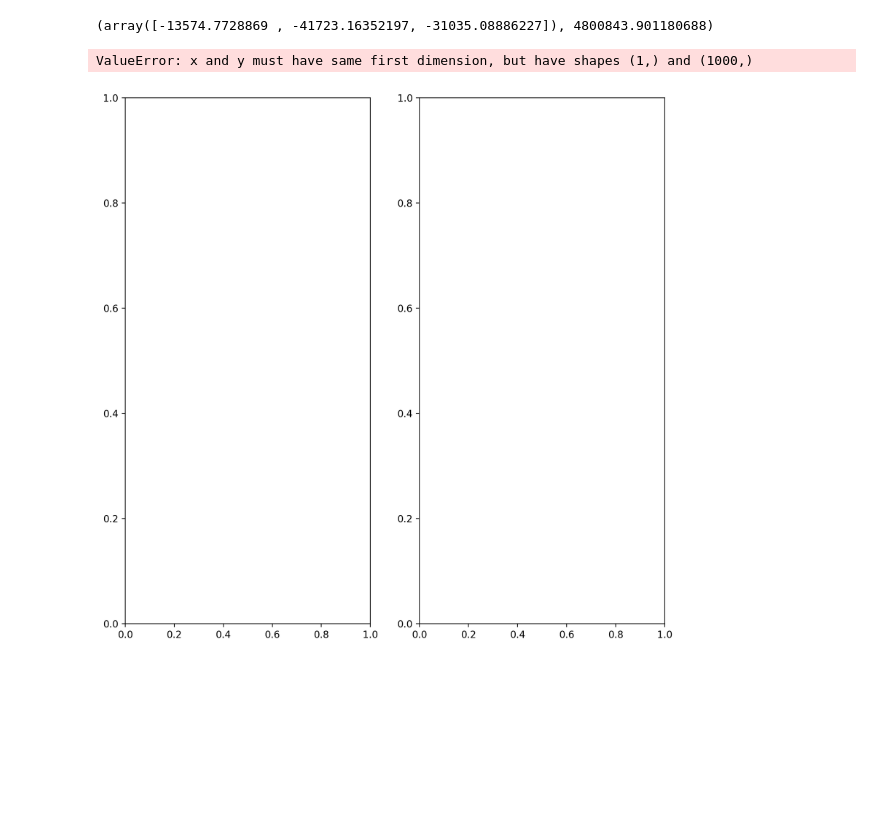
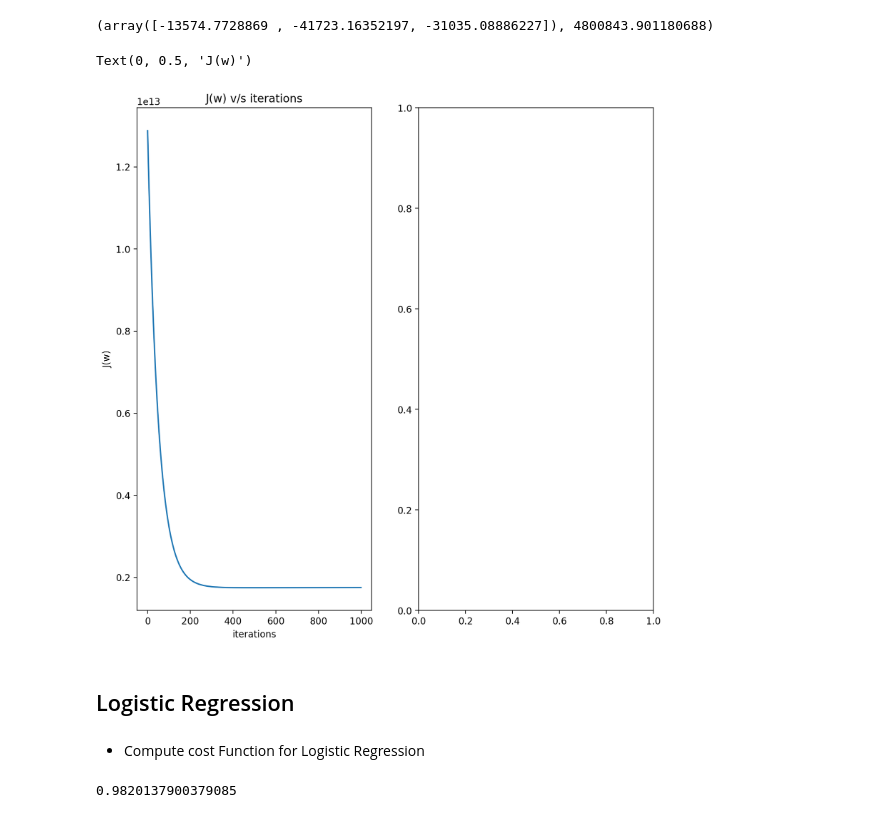
Before and after one commit to shreyash2503/MachineLearningSkLearn, a Jupyter notebook: Regression.ipynb, the cells around one changed output. Cells and saved outputs as stored; diff of their text form; code cells hidden in the pictures; blank space fills up the shorter version.

Commit message:
Linear, Polynomial, Ridge, Lasso and Logistic Regression

```diff
--- a/Regression.ipynb
+++ b/Regression.ipynb
@@ -162,6 +160,6 @@ def mcompute_cost(X, y, w, b):
     m, n = X.shape
     for i in range(m):
         f_wb_i = np.dot(X.iloc[i], w) + b
-        cost_function = (f_wb_i - y[i]) ** 2
+        cost_function = np.longdouble(f_wb_i - y.iloc[i]) ** 2
         cost += cost_function
     return cost / (2 * m)
@@ -174,13 +168,13 @@ array([0., 0., 0., 0., 0.])
 # %%
 def mcompute_gradient(X, y, w, b):
     m, n = X.shape
-    dj_dw = np.zeros(n)
+    dj_dw = np.zeros(n, dtype = 'double')
     dj_db = 0
     for i in range(m):
-        err = np.dot(X.iloc[i], w) + b - y[i]
+        err = np.dot(X.iloc[i], w) + b - y.iloc[i]
         for j in range(n):
-            dj_dw[j] = (dj_dw[j] + err) * X.iloc[i][j]
-        dj_db = dj_db + err
+            dj_dw[j] = np.longdouble((dj_dw[j] + err) * X.iloc[i][j])
+        dj_db = np.longdouble(dj_db + err)
     dj_dw = dj_dw / m
     dj_db = dj_db / m
     return dj_dw, dj_db
@@ -247,7 +243,14 @@ w, b
 # %%
 fig, axes = plt.subplots(nrows = 1, ncols = 2, figsize = (10, 10), dpi = 200)
 #axes[0].plot(X, w[0] * X['area'] + w[1] * X['bedrooms'] + w[2] * X['stories'] + b)
 axes[0].plot(np.arange(0, len(J_history)), J_history)
+axes[0].set_title('J(w) v/s iterations')
+axes[0].set_xlabel('iterations')
+axes[0].set_ylabel('J(w)')
 # %% [output]
-ValueError: x and y must have same first dimension, but have shapes (1,) and (1000,)
+Text(0, 0.5, 'J(w)')
-[figure, old version]
+[figure, new version]
+# %% [markdown]
+## Logistic Regression
+# %% [markdown]
+- Compute cost Function for Logistic Regression
@@ -253,0 +261,4 @@ ValueError: x and y must have same first dimension, but have shapes (1,) and (10
+# %%
+sigmoid(np.dot(np.arange(0, 2) , np.arange(0, 2)) + 3)
+# %% [output]
+0.9820137900379085
```
Also changed, not shown: parts of 75 cells of this notebook, 17 other files.
